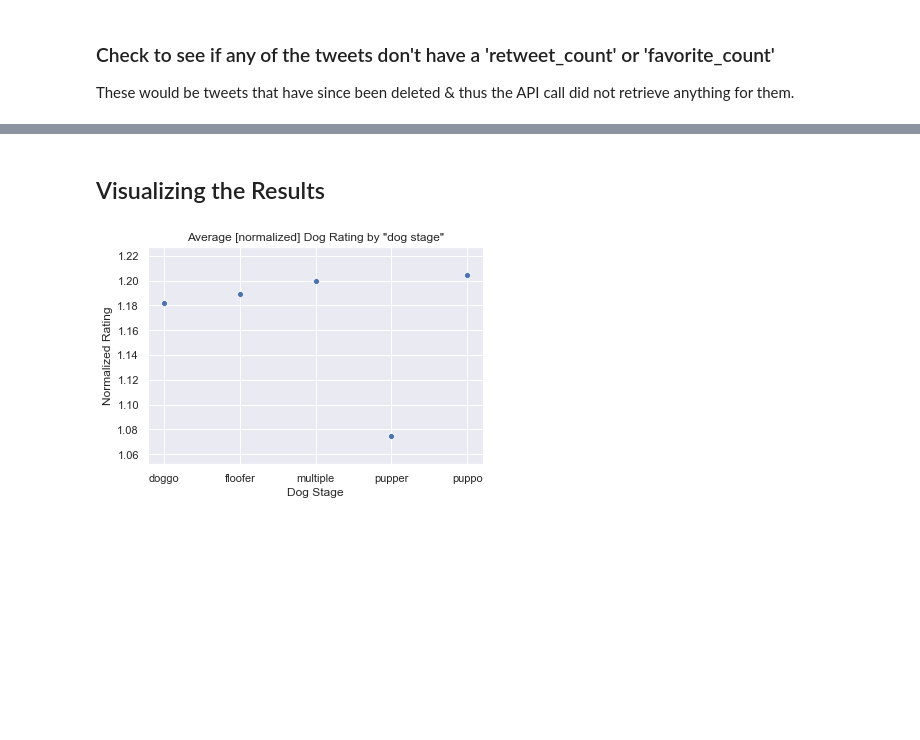
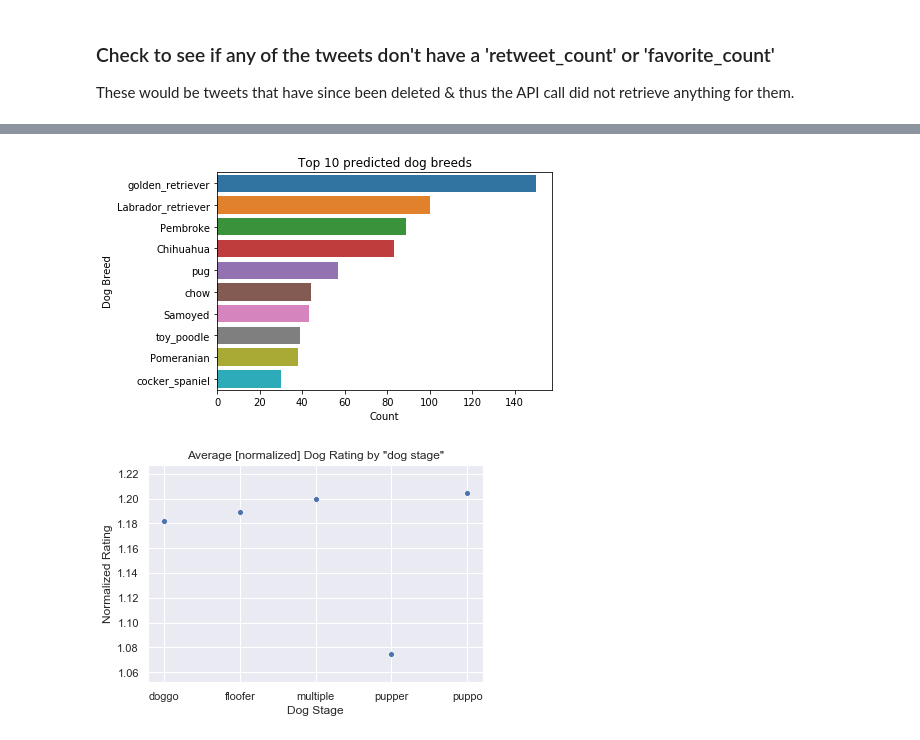
Before and after one commit to loeakaodas/dand_wrangle_and_analyze_data, a Jupyter notebook: wrangle_act.ipynb, the cells around one changed output, grey strips where cells are left out. Drawn from its saved outputs; the diff is of its cells as text; code cells hidden in the pictures; blank space fills up the shorter version.

```diff
--- a/wrangle_act.ipynb
+++ b/wrangle_act.ipynb
@@ -625,0 +608,12 @@ df.drop(columns='id', inplace=True)
+# %%
+# Since melt() wasn't able to provide the desired result,
+# rename columns for use in wide_to_long() function
+clean_predictions.rename(columns={'p1': 'p1_pred', 'p2': 'p2_pred', 'p3': 'p3_pred'}, inplace=True)
+# %%
+# Convert the wide 'clean_predictions' data from a wide to a long (tidy) dataframe
+tidy_predictions = pd.wide_to_long(clean_predictions,
+                i=['tweet_id', 'jpg_url', 'img_num'],
+                j='var',
+                stubnames=['p1', 'p2', 'p3'],
+                sep="_",
+                suffix='\D+').reset_index()
@@ -721,8 +732,0 @@ memory usage: 152.1+ KB
-# %%
-# Convert the wide 'image_predictions' data from a wide to a long (tidy) dataframe
-tidy_predictions = pd.wide_to_long(image_predictions,
-                i=['tweet_id', 'jpg_url', 'img_num'],
-                j='var',
-                stubnames=['p1', 'p2', 'p3'],
-                sep="_",
-                suffix='\D+').reset_index()
@@ -765,5 +754,20 @@ tidy_predictions.to_csv('tidy_predictions.csv', index=False)
-# %% [markdown]
-## Visualizing the Results
+# %%
+# Get the predictions that are actually a 'dog'
+dog_predictions = tidy_predictions[(tidy_predictions['var'] == 'dog') &
+                                   (tidy_predictions.p1 == True)]['tweet_id']
+
+# Compile counts for each breed to use in visualizing it
+predicted_breeds = tidy_predictions[(tidy_predictions['var'] == 'pred') &
+                 (tidy_predictions.tweet_id.isin(dog_predictions))].p1.value_counts()
+# %%
+# Plot the top 10 dog breed predictions
+sns.barplot(x='p1', y='index', data=predicted_breeds.reset_index()[0:10], orient='h')
+
+plt.xlabel('Count')
+plt.ylabel('Dog Breed')
+plt.title('Top 10 predicted dog breeds');
+# %% [output]
+[figure, added]
 # %%
 # Get the average rating of dogs by their 'dog_stage'
 avg_rating_by_dog_stage = df.groupby('dog_stage')['rating'].mean()
```
Also changed, not shown: parts of 57 cells of this notebook.
